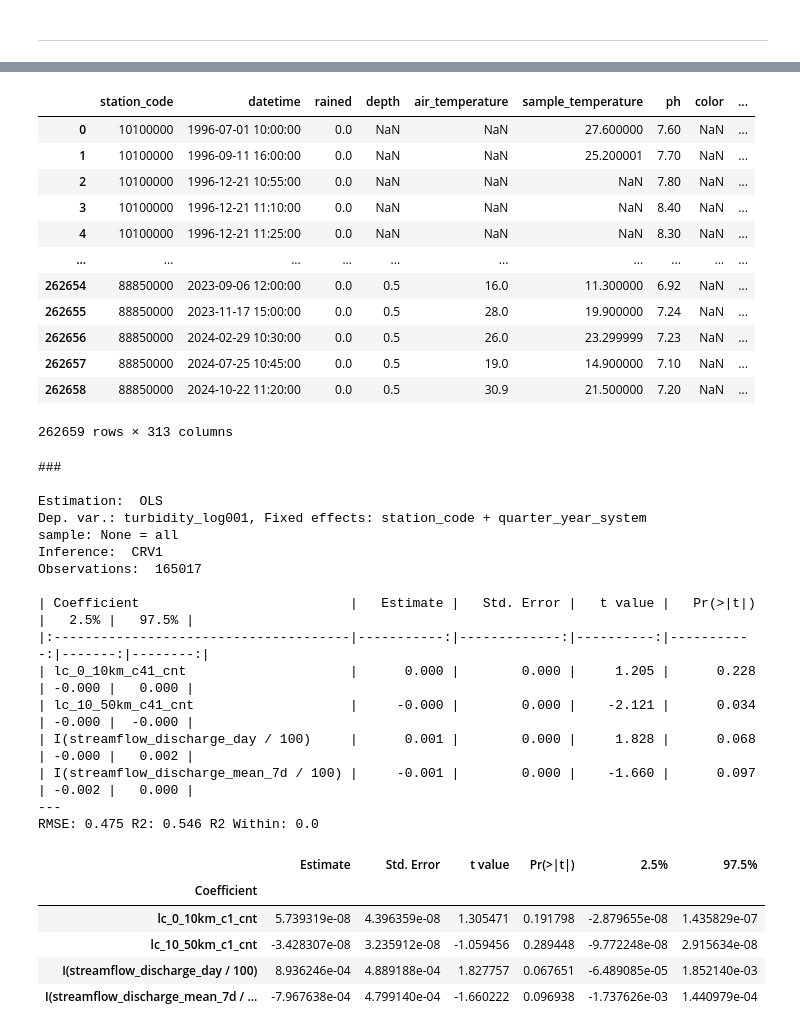
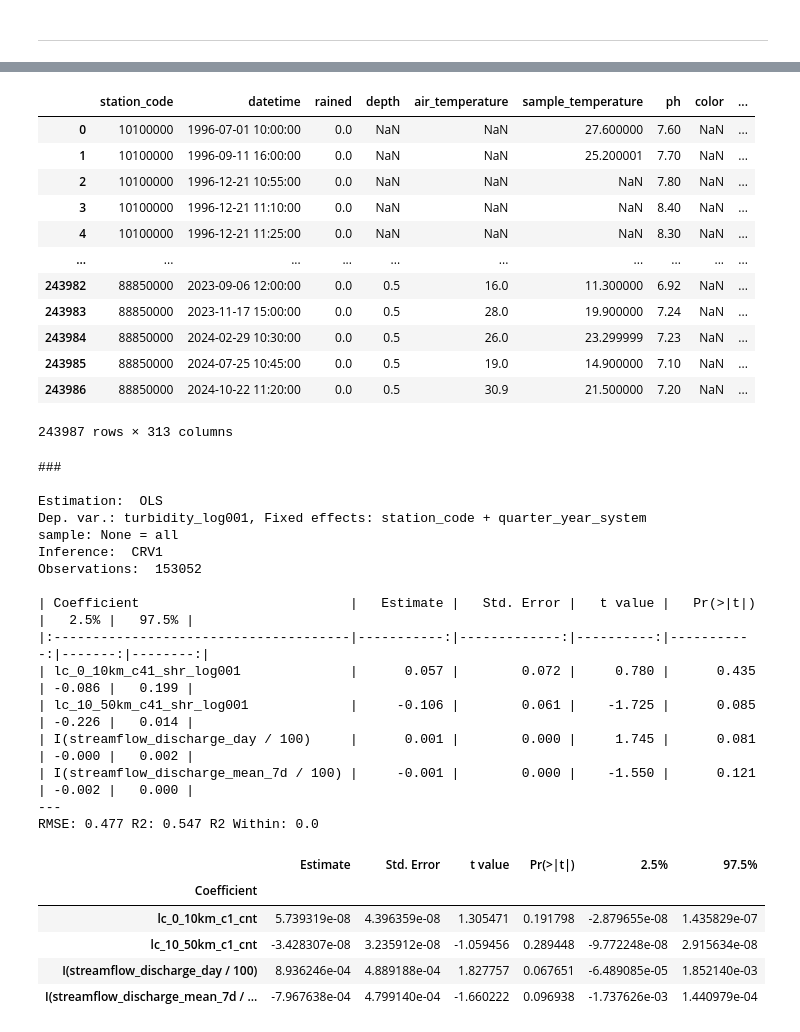
Before and after one commit to felixschulz385/river-pollution-brazil, a Jupyter notebook: code/experiments/sensor_data.ipynb, the cells around one changed output, grey strips where cells are left out. Drawn from its saved outputs; the diff is of its cells as text; code cells hidden in the pictures.

```diff
--- a/code/experiments/sensor_data.ipynb
+++ b/code/experiments/sensor_data.ipynb
@@ -369,3 +366,5 @@ INFO:data.river_network:Loaded river network outputs
 # %%
 sensor_data = pd.read_parquet("../../data/sensor_data/water_quality_assembled.parquet").reset_index()
+sensor_data["year"] = sensor_data["date"].dt.year
+sensor_data = sensor_data.query("year >= 1985 & year <= 2024").copy()
 land_cover = pd.read_parquet("../../data/land_cover/land_cover_sensor_upstream.parquet")
@@ -453,41 +371,43 @@ Index(['lc_250_500km_c0_cnt', 'lc_250_500km_c0_shr', 'lc_250_500km_c1_cnt',
 # %%
 analysis_data = pd.merge(
     sensor_data,
     land_cover,
     on=["trench_id", "year"]
 )
 
 analysis_data = analysis_data.merge(
     trenches,
     on="trench_id",
     how="left"
 )
 
 # quarter-year-system FE
 analysis_data["quarter_year_system"] = (analysis_data.datetime.dt.year.astype(str) + "_" +
                                    analysis_data.datetime.dt.quarter.astype(str) + "_" +
                                    analysis_data.system_id.astype(str))
 
 analysis_data["turbidity_log001"] = np.log10(analysis_data["turbidity"] + 0.01)
+analysis_data["lc_0_10km_c41_shr_log001"] = np.log10(analysis_data["lc_0_10km_c41_shr"] + 0.001)
+analysis_data["lc_10_50km_c41_shr_log001"] = np.log10(analysis_data["lc_10_50km_c41_shr"] + 0.001)
 
 analysis_data
 # %% [output]
 |  | station_code | datetime | rained | depth | air_temperature | sample_temperature | ph | color | ... |
 | 0 | 10100000 | 1996-07-01 10:00:00 | 0.0 | NaN | NaN | 27.600000 | 7.60 | NaN | ... |
 | 1 | 10100000 | 1996-09-11 16:00:00 | 0.0 | NaN | NaN | 25.200001 | 7.70 | NaN | ... |
 | 2 | 10100000 | 1996-12-21 10:55:00 | 0.0 | NaN | NaN | NaN | 7.80 | NaN | ... |
 | 3 | 10100000 | 1996-12-21 11:10:00 | 0.0 | NaN | NaN | NaN | 8.40 | NaN | ... |
 | 4 | 10100000 | 1996-12-21 11:25:00 | 0.0 | NaN | NaN | NaN | 8.30 | NaN | ... |
 | ... | ... | ... | ... | ... | ... | ... | ... | ... | ... |
-| 262654 | 88850000 | 2023-09-06 12:00:00 | 0.0 | 0.5 | 16.0 | 11.300000 | 6.92 | NaN | ... |
-| 262655 | 88850000 | 2023-11-17 15:00:00 | 0.0 | 0.5 | 28.0 | 19.900000 | 7.24 | NaN | ... |
-| 262656 | 88850000 | 2024-02-29 10:30:00 | 0.0 | 0.5 | 26.0 | 23.299999 | 7.23 | NaN | ... |
-| 262657 | 88850000 | 2024-07-25 10:45:00 | 0.0 | 0.5 | 19.0 | 14.900000 | 7.10 | NaN | ... |
-| 262658 | 88850000 | 2024-10-22 11:20:00 | 0.0 | 0.5 | 30.9 | 21.500000 | 7.20 | NaN | ... |
+| 243982 | 88850000 | 2023-09-06 12:00:00 | 0.0 | 0.5 | 16.0 | 11.300000 | 6.92 | NaN | ... |
+| 243983 | 88850000 | 2023-11-17 15:00:00 | 0.0 | 0.5 | 28.0 | 19.900000 | 7.24 | NaN | ... |
+| 243984 | 88850000 | 2024-02-29 10:30:00 | 0.0 | 0.5 | 26.0 | 23.299999 | 7.23 | NaN | ... |
+| 243985 | 88850000 | 2024-07-25 10:45:00 | 0.0 | 0.5 | 19.0 | 14.900000 | 7.10 | NaN | ... |
+| 243986 | 88850000 | 2024-10-22 11:20:00 | 0.0 | 0.5 | 30.9 | 21.500000 | 7.20 | NaN | ... |
-262659 rows × 313 columns
+243987 rows × 313 columns
 # %%
 pf.feols(
-    "turbidity_log001 ~ lc_0_10km_c41_cnt + lc_10_50km_c41_cnt + I(streamflow_discharge_day / 100) + I(streamflow_discharge_mean_7d / 100) | station_code + quarter_year_system",
+    "turbidity_log001 ~ lc_0_10km_c41_shr_log001 + lc_10_50km_c41_shr_log001 + I(streamflow_discharge_day / 100) + I(streamflow_discharge_mean_7d / 100) | station_code + quarter_year_system",
     vcov={"CRV1": "station_code"},
     data = analysis_data
 ).summary()
@@ -498,16 +418,16 @@ Estimation:  OLS
 Dep. var.: turbidity_log001, Fixed effects: station_code + quarter_year_system
 sample: None = all
 Inference:  CRV1
-Observations:  165017
+Observations:  153052
 
 | Coefficient                           |   Estimate |   Std. Error |   t value |   Pr(>|t|) |   2.5% |   97.5% |
 |:--------------------------------------|-----------:|-------------:|----------:|-----------:|-------:|--------:|
-| lc_0_10km_c41_cnt                     |      0.000 |        0.000 |     1.205 |      0.228 | -0.000 |   0.000 |
-| lc_10_50km_c41_cnt                    |     -0.000 |        0.000 |    -2.121 |      0.034 | -0.000 |  -0.000 |
-| I(streamflow_discharge_day / 100)     |      0.001 |        0.000 |     1.828 |      0.068 | -0.000 |   0.002 |
-| I(streamflow_discharge_mean_7d / 100) |     -0.001 |        0.000 |    -1.660 |      0.097 | -0.002 |   0.000 |
+| lc_0_10km_c41_shr_log001              |      0.057 |        0.072 |     0.780 |      0.435 | -0.086 |   0.199 |
+| lc_10_50km_c41_shr_log001             |     -0.106 |        0.061 |    -1.725 |      0.085 | -0.226 |   0.014 |
+| I(streamflow_discharge_day / 100)     |      0.001 |        0.000 |     1.745 |      0.081 | -0.000 |   0.002 |
+| I(streamflow_discharge_mean_7d / 100) |     -0.001 |        0.000 |    -1.550 |      0.121 | -0.002 |   0.000 |
 ---
-RMSE: 0.475 R2: 0.546 R2 Within: 0.0
+RMSE: 0.477 R2: 0.547 R2 Within: 0.0
 # %%
 pf.feols(
     "turbidity_log001 ~ lc_0_10km_c1_cnt + lc_10_50km_c1_cnt + I(streamflow_discharge_day / 100) + I(streamflow_discharge_mean_7d / 100) | station_code + quarter_year_system",
```
Also changed, not shown: parts of 5 cells of this notebook, 6 other files.
